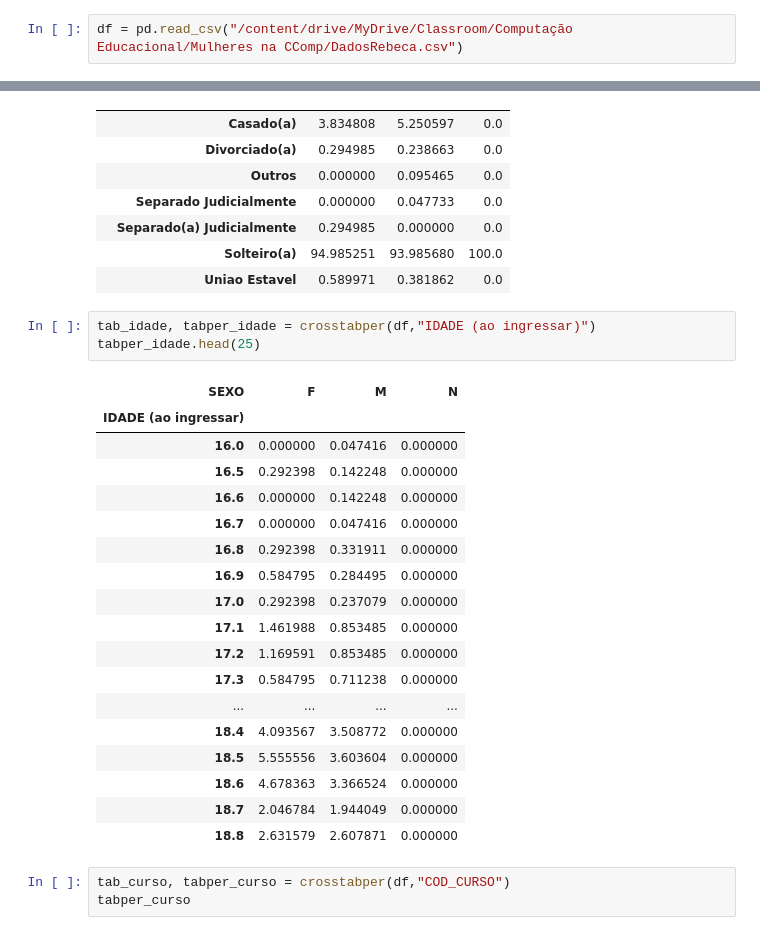
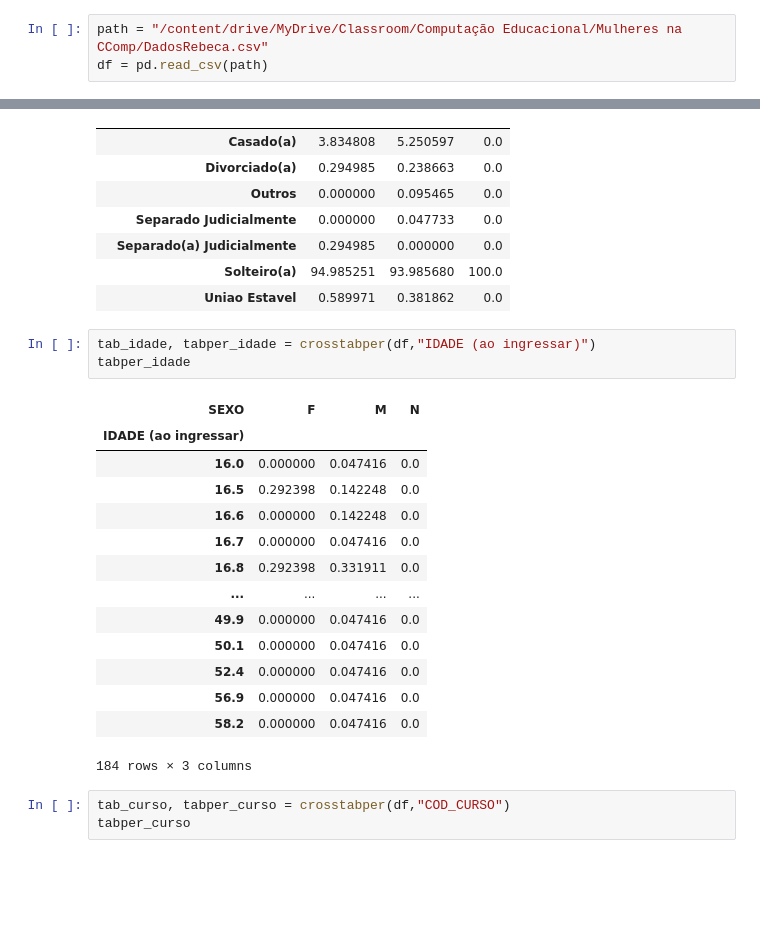
Before and after one commit to ceccoRebeca/mulherescomputacao, a Jupyter notebook: EDA_DadosProplan.ipynb, the cells around one changed output, grey strips where cells are left out. Cells and saved outputs as stored; diff of their text form; blank space fills up the shorter version.

```diff
--- a/EDA_DadosProplan.ipynb
+++ b/EDA_DadosProplan.ipynb
@@ -6,2 +5,3 @@ import seaborn as sns
 # %%
-df = pd.read_csv("/content/drive/MyDrive/Classroom/Computação Educacional/Mulheres na CComp/DadosRebeca.csv")
+path = "/content/drive/MyDrive/Classroom/Computação Educacional/Mulheres na CComp/DadosRebeca.csv"
+df = pd.read_csv(path)
@@ -215,26 +175,22 @@ tabper_estadocivil
 | Uniao Estavel | 0.589971 | 0.381862 | 0.0 |
 # %%
 tab_idade, tabper_idade = crosstabper(df,"IDADE (ao ingressar)")
-tabper_idade.head(25)
+tabper_idade
 # %% [output]
 | SEXO | F | M | N |
 | IDADE (ao ingressar) |  |  |  |
-| 16.0 | 0.000000 | 0.047416 | 0.000000 |
-| 16.5 | 0.292398 | 0.142248 | 0.000000 |
-| 16.6 | 0.000000 | 0.142248 | 0.000000 |
-| 16.7 | 0.000000 | 0.047416 | 0.000000 |
-| 16.8 | 0.292398 | 0.331911 | 0.000000 |
-| 16.9 | 0.584795 | 0.284495 | 0.000000 |
-| 17.0 | 0.292398 | 0.237079 | 0.000000 |
-| 17.1 | 1.461988 | 0.853485 | 0.000000 |
-| 17.2 | 1.169591 | 0.853485 | 0.000000 |
-| 17.3 | 0.584795 | 0.711238 | 0.000000 |
+| 16.0 | 0.000000 | 0.047416 | 0.0 |
+| 16.5 | 0.292398 | 0.142248 | 0.0 |
+| 16.6 | 0.000000 | 0.142248 | 0.0 |
+| 16.7 | 0.000000 | 0.047416 | 0.0 |
+| 16.8 | 0.292398 | 0.331911 | 0.0 |
 | ... | ... | ... | ... |
-| 18.4 | 4.093567 | 3.508772 | 0.000000 |
-| 18.5 | 5.555556 | 3.603604 | 0.000000 |
-| 18.6 | 4.678363 | 3.366524 | 0.000000 |
-| 18.7 | 2.046784 | 1.944049 | 0.000000 |
-| 18.8 | 2.631579 | 2.607871 | 0.000000 |
+| 49.9 | 0.000000 | 0.047416 | 0.0 |
+| 50.1 | 0.000000 | 0.047416 | 0.0 |
+| 52.4 | 0.000000 | 0.047416 | 0.0 |
+| 56.9 | 0.000000 | 0.047416 | 0.0 |
+| 58.2 | 0.000000 | 0.047416 | 0.0 |
+184 rows × 3 columns
 # %%
 tab_curso, tabper_curso = crosstabper(df,"COD_CURSO")
 tabper_curso
```
Also changed, not shown: parts of 10 cells of this notebook, 1 other file.
